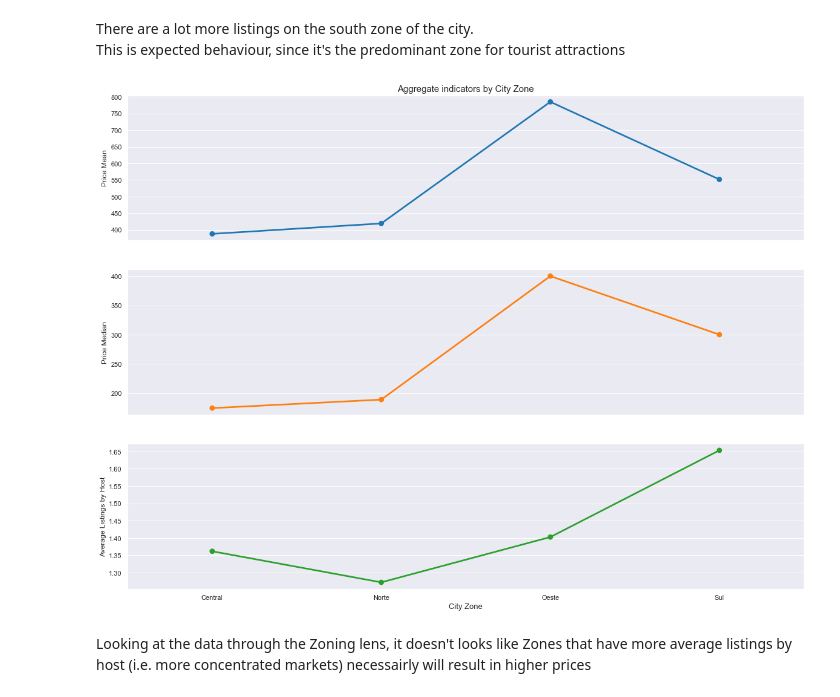
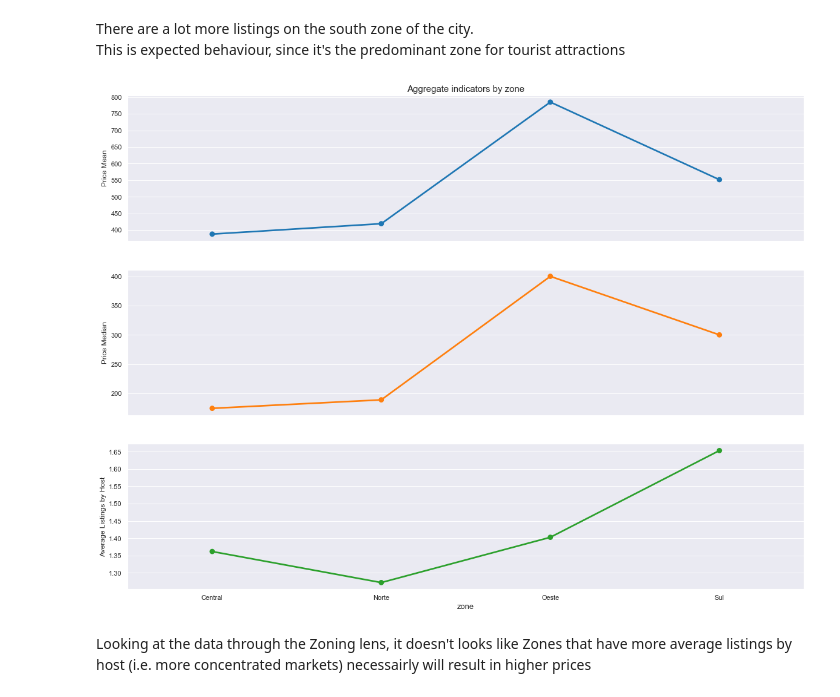
Before and after one commit to bglucca/RioAirBnB, a Jupyter notebook: analysis.ipynb, the cells around one changed output. Drawn from its saved outputs; the diff is of its cells as text; code cells hidden in the pictures.

```diff
--- a/analysis.ipynb
+++ b/analysis.ipynb
@@ -926,7 +1017,7 @@ Looking into market concentration geographically
 # %% [markdown]
 ### Zones
 # %%
-aggs_by_zone = get_geo_host_aggregates(group_col = 'zone')
+aggs_by_zone = get_host_aggregates(group_col = 'zone')
 # %%
 aggs_by_zone
 # %% [output]
@@ -938,32 +1029,10 @@ aggs_by_zone
 # %% [markdown]
 There are a lot more listings on the south zone of the city.\
 This is expected behaviour, since it's the predominant zone for tourist attractions
-# %%
-fig, (ax1, ax2, ax3) = plt.subplots(3,1,figsize = (20,15),sharex = True)
-
-sns.pointplot(data = aggs_by_zone, x = 'zone', y = 'price_mean', ax = ax1, color='tab:blue')
-
-ax1.set_ylabel('Price Mean')
-
-ax1.set_xlabel('')
-
-ax1.set_title('Aggregate indicators by City Zone', fontdict = {'fontsize':15})
-
-sns.pointplot(data = aggs_by_zone, x = 'zone', y = 'price_median', ax = ax2, color = 'tab:orange')
-
-ax2.set_ylabel('Price Median')
-
-ax2.set_xlabel('')
-
-sns.pointplot(data = aggs_by_zone, x = 'zone', y = 'listings_by_host', ax = ax3, color = 'tab:green')
-
-ax3.set_ylabel('Average Listings by Host')
-
-ax3.set_xlabel('City Zone', fontdict={'fontsize':13})
-
-plt.show()
-# %% [output]
-[figure, removed]
+# %%
+plot_agg_comparison(aggs_by_zone,'zone')
+# %% [output]
+[figure, added]
 # %% [markdown]
 Looking at the data through the Zoning lens, it doesn't looks like Zones that have more average listings by host (i.e. more concentrated markets) necessairly will result in higher prices
 # %% [markdown]
```
Also changed, not shown: parts of 38 cells of this notebook.
